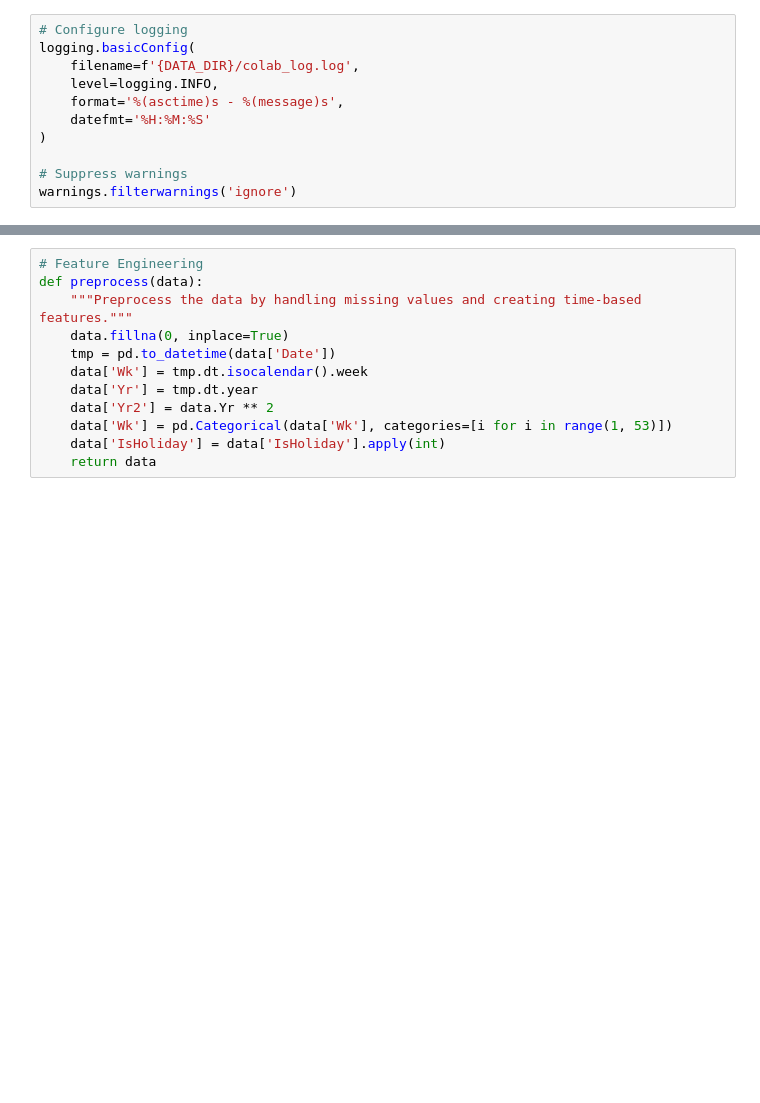
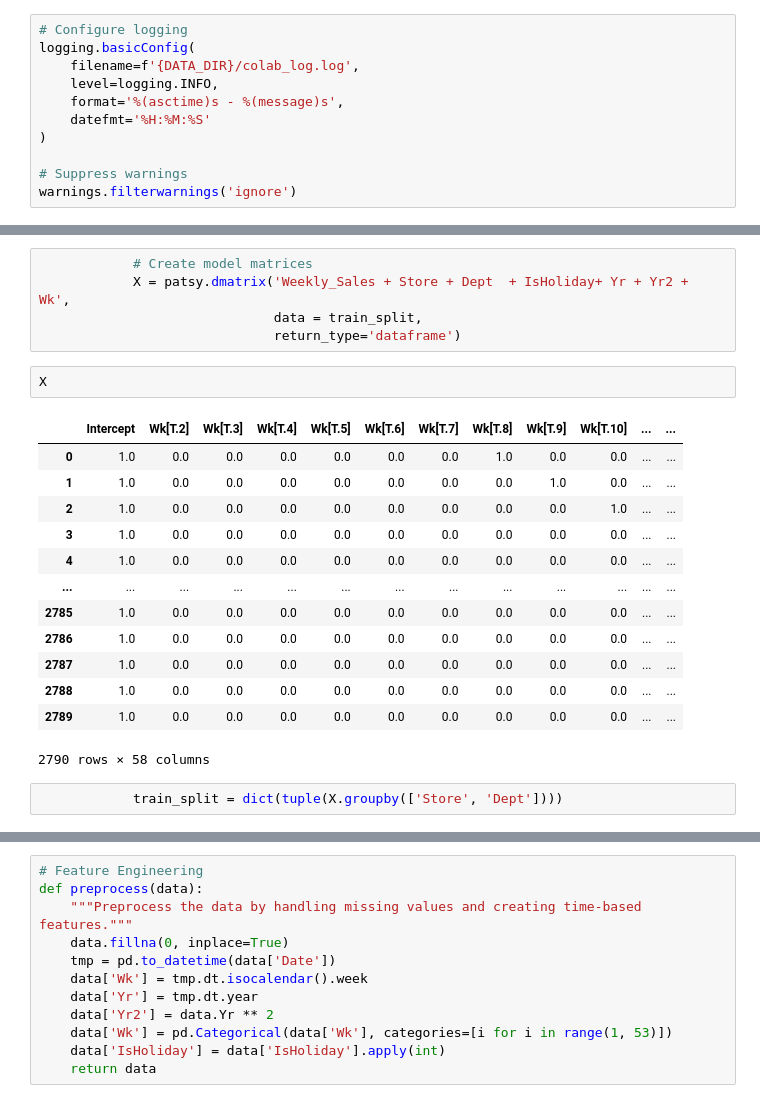
Before and after one commit to zelal-Eizaldeen/project2_Walmart_Price_Prediction, a Jupyter notebook: project2_version2.ipynb, the cells around one changed output, grey strips where cells are left out. Saved outputs shown, nothing was run; the diff lists cells and outputs as text; blank space fills up the shorter version.

```diff
--- a/project2_version2.ipynb
+++ b/project2_version2.ipynb
@@ -46,0 +310,23 @@ warnings.filterwarnings('ignore')
+# %%
+            # Create model matrices
+            X = patsy.dmatrix('Weekly_Sales + Store + Dept  + IsHoliday+ Yr + Yr2 + Wk',
+                              data = train_split,
+                              return_type='dataframe')
+# %%
+X
+# %% [output]
+|  | Intercept | Wk[T.2] | Wk[T.3] | Wk[T.4] | Wk[T.5] | Wk[T.6] | Wk[T.7] | Wk[T.8] | Wk[T.9] | Wk[T.10] | ... | ... |
+| 0 | 1.0 | 0.0 | 0.0 | 0.0 | 0.0 | 0.0 | 0.0 | 1.0 | 0.0 | 0.0 | ... | ... |
+| 1 | 1.0 | 0.0 | 0.0 | 0.0 | 0.0 | 0.0 | 0.0 | 0.0 | 1.0 | 0.0 | ... | ... |
+| 2 | 1.0 | 0.0 | 0.0 | 0.0 | 0.0 | 0.0 | 0.0 | 0.0 | 0.0 | 1.0 | ... | ... |
+| 3 | 1.0 | 0.0 | 0.0 | 0.0 | 0.0 | 0.0 | 0.0 | 0.0 | 0.0 | 0.0 | ... | ... |
+| 4 | 1.0 | 0.0 | 0.0 | 0.0 | 0.0 | 0.0 | 0.0 | 0.0 | 0.0 | 0.0 | ... | ... |
+| ... | ... | ... | ... | ... | ... | ... | ... | ... | ... | ... | ... | ... |
+| 2785 | 1.0 | 0.0 | 0.0 | 0.0 | 0.0 | 0.0 | 0.0 | 0.0 | 0.0 | 0.0 | ... | ... |
+| 2786 | 1.0 | 0.0 | 0.0 | 0.0 | 0.0 | 0.0 | 0.0 | 0.0 | 0.0 | 0.0 | ... | ... |
+| 2787 | 1.0 | 0.0 | 0.0 | 0.0 | 0.0 | 0.0 | 0.0 | 0.0 | 0.0 | 0.0 | ... | ... |
+| 2788 | 1.0 | 0.0 | 0.0 | 0.0 | 0.0 | 0.0 | 0.0 | 0.0 | 0.0 | 0.0 | ... | ... |
+| 2789 | 1.0 | 0.0 | 0.0 | 0.0 | 0.0 | 0.0 | 0.0 | 0.0 | 0.0 | 0.0 | ... | ... |
+2790 rows × 58 columns
+# %%
+            train_split = dict(tuple(X.groupby(['Store', 'Dept'])))
```
Also changed, not shown: parts of 37 cells of this notebook.
